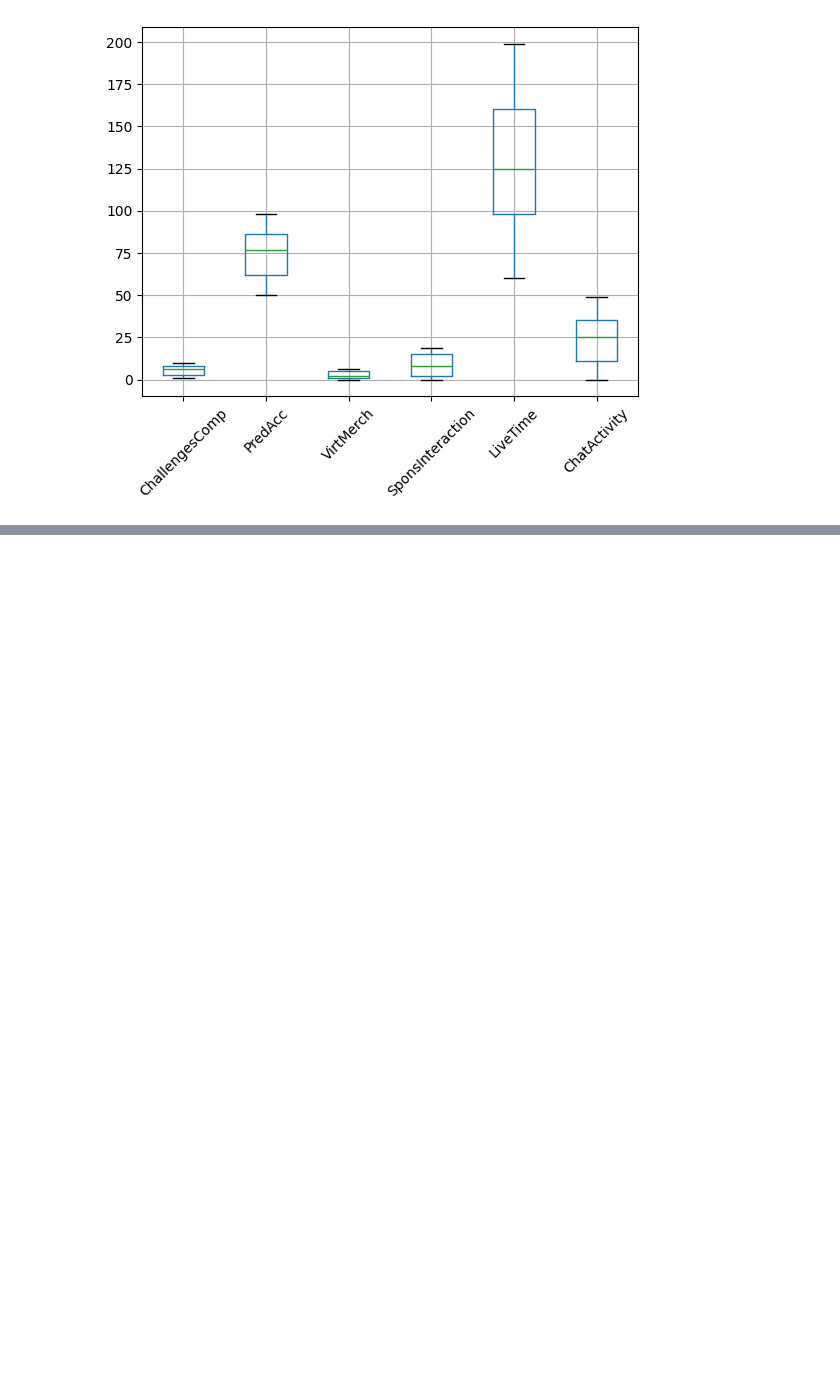
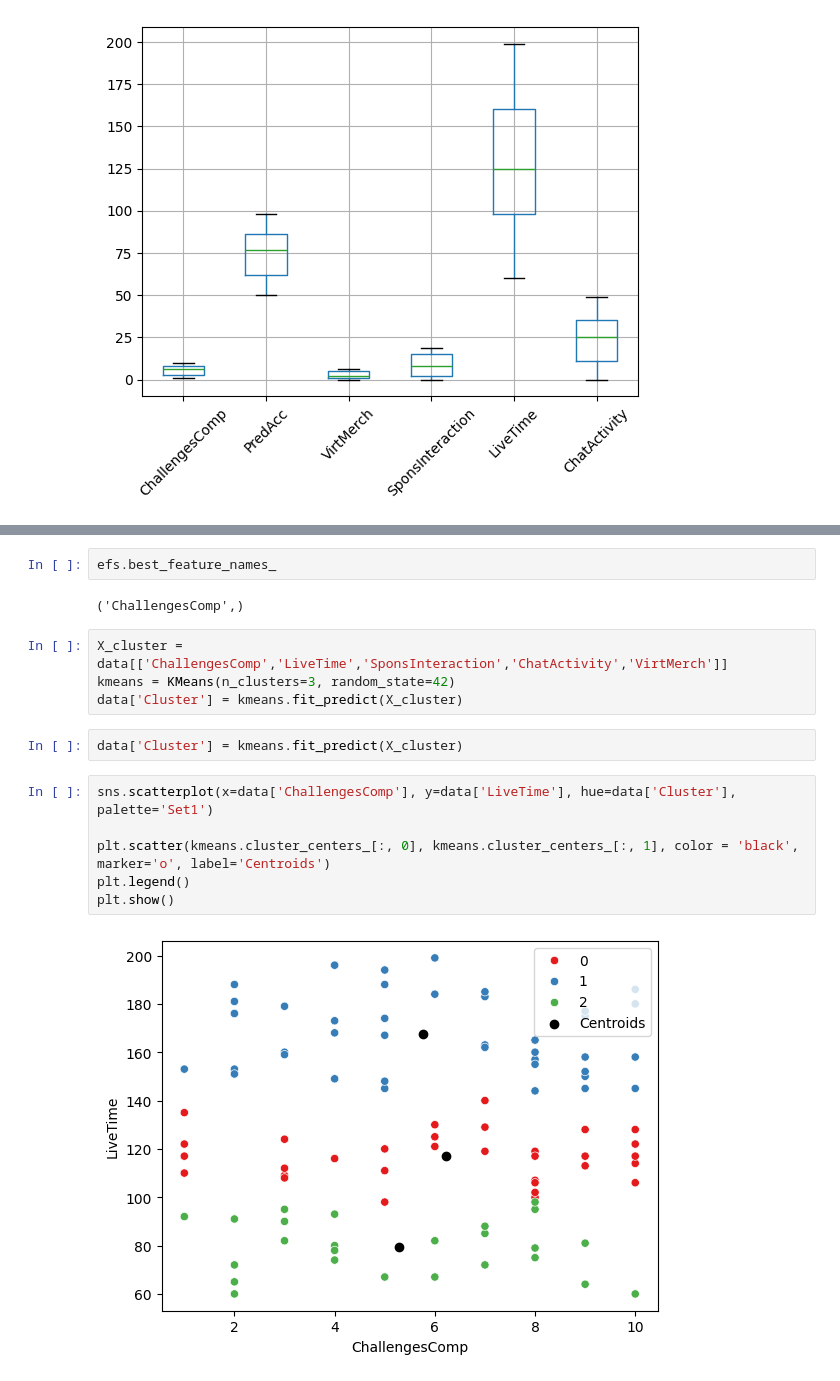
Before and after one commit to YadavSuhani/VelocityX, a Jupyter notebook: veloctityX.ipynb, the cells around one changed output, grey strips where cells are left out. Saved outputs shown, nothing was run; the diff lists cells and outputs as text; blank space fills up the shorter version.

Commit message:
k-means clustering achieved

```diff
--- a/veloctityX.ipynb
+++ b/veloctityX.ipynb
@@ -72,0 +267,18 @@ plt.show()
+# %%
+efs.best_feature_names_
+# %% [output]
+('ChallengesComp',)
+# %%
+X_cluster = data[['ChallengesComp','LiveTime','SponsInteraction','ChatActivity','VirtMerch']]
+kmeans = KMeans(n_clusters=3, random_state=42)
+data['Cluster'] = kmeans.fit_predict(X_cluster)
+# %%
+data['Cluster'] = kmeans.fit_predict(X_cluster)
+# %%
+sns.scatterplot(x=data['ChallengesComp'], y=data['LiveTime'], hue=data['Cluster'], palette='Set1')
+
+plt.scatter(kmeans.cluster_centers_[:, 0], kmeans.cluster_centers_[:, 1], color = 'black', marker='o', label='Centroids')
+plt.legend()
+plt.show()
+# %% [output]
+[figure, added]
```
Also changed, not shown: parts of 16 cells of this notebook.
